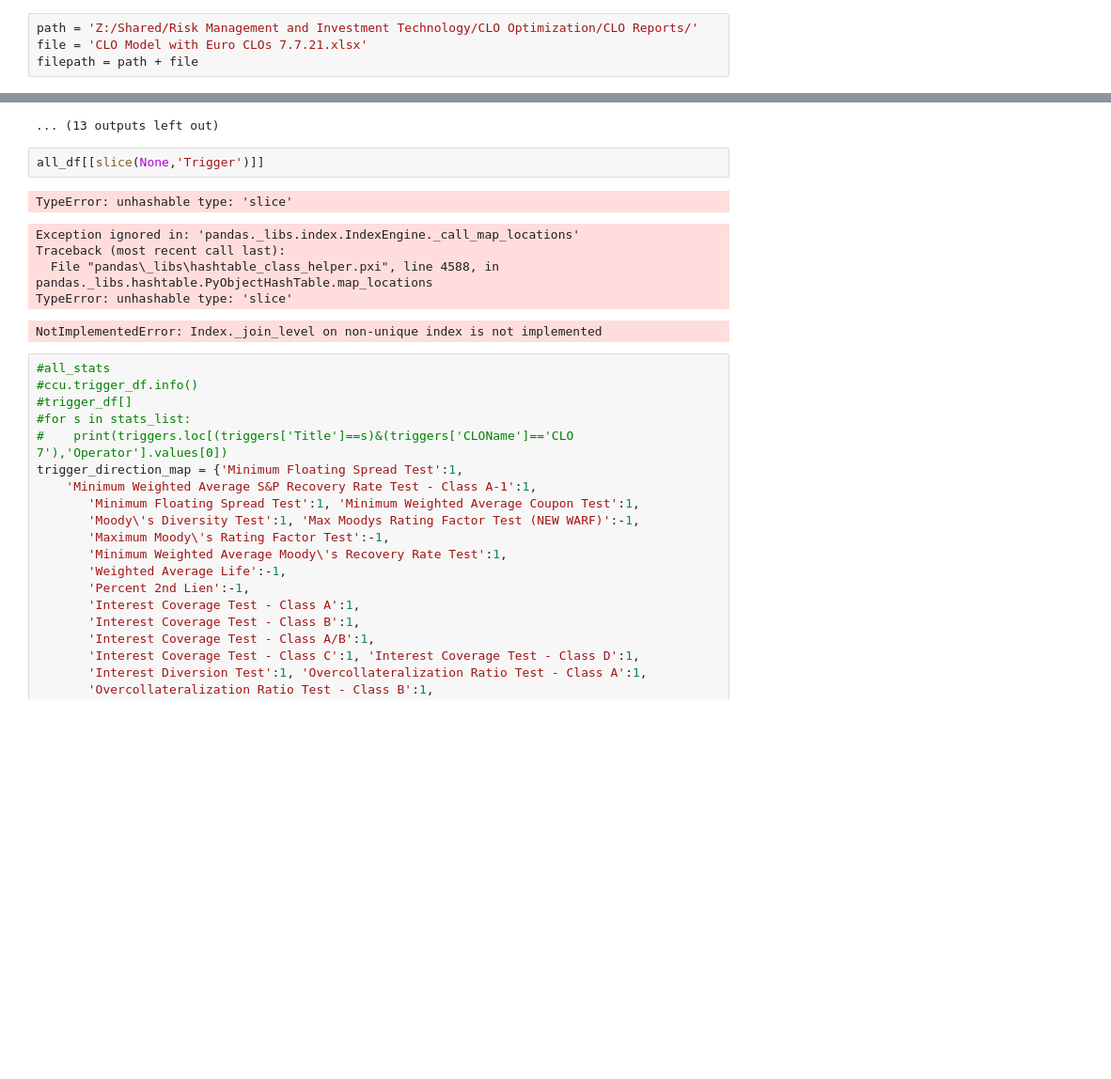
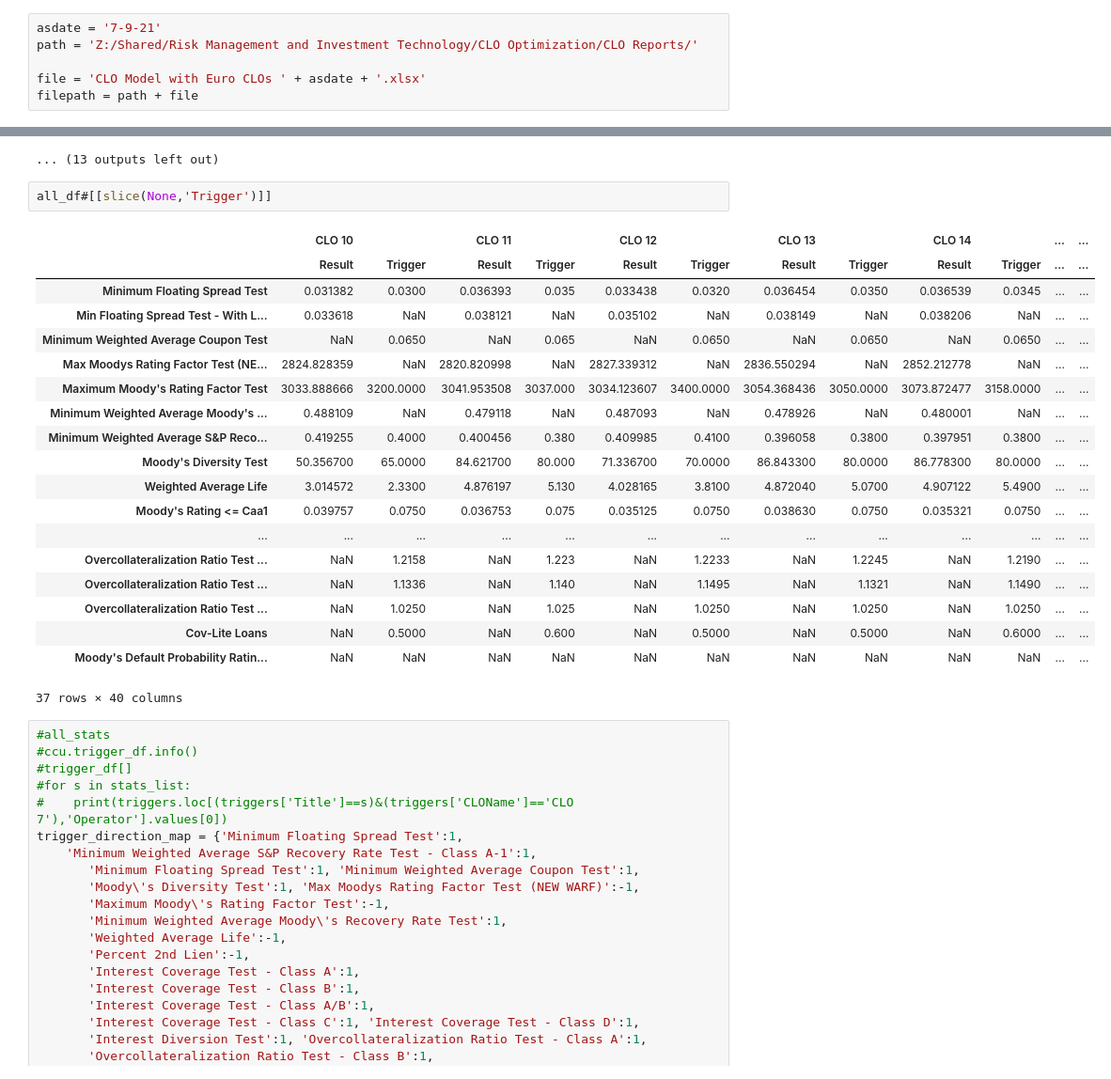
Before and after one commit to joshknechtel-gs/RM-IT, a Jupyter notebook: ComplianceChecks-FromPositionReports.ipynb, the cells around one changed output, grey strips where cells are left out. Shown at 94% size. Cells and saved outputs as stored; diff of their text form; blank space fills up the shorter version.

```diff
--- a/ComplianceChecks-FromPositionReports.ipynb
+++ b/ComplianceChecks-FromPositionReports.ipynb
@@ -29,6 +29,8 @@ importlib.reload(ccu)
 # %%
+asdate = '7-9-21'
 path = 'Z:/Shared/Risk Management and Investment Technology/CLO Optimization/CLO Reports/'
-file = 'CLO Model with Euro CLOs 7.7.21.xlsx'
+
+file = 'CLO Model with Euro CLOs ' + asdate + '.xlsx'
 filepath = path + file
 # %%
 clo_df = ccu.get_master_position_report(filepath)
@@ -1084,14 +1079,27 @@ See the caveats in the documentation: https://pandas.pydata.org/pandas-docs/stab
   df['Loan Life']  = ((df['Maturity Date'] - pd.Timestamp.today()).dt.days/365)
 ... (13 outputs left out)
 # %%
-all_df[[slice(None,'Trigger')]]
+all_df#[[slice(None,'Trigger')]]
 # %% [output]
+|  | CLO 10 |  | CLO 11 |  | CLO 12 |  | CLO 13 |  | CLO 14 |  | ... | ... |
+|  | Result | Trigger | Result | Trigger | Result | Trigger | Result | Trigger | Result | Trigger | ... | ... |
+| Minimum Floating Spread Test | 0.031382 | 0.0300 | 0.036393 | 0.035 | 0.033438 | 0.0320 | 0.036454 | 0.0350 | 0.036539 | 0.0345 | ... | ... |
+| Min Floating Spread Test - With L... | 0.033618 | NaN | 0.038121 | NaN | 0.035102 | NaN | 0.038149 | NaN | 0.038206 | NaN | ... | ... |
+| Minimum Weighted Average Coupon Test | NaN | 0.0650 | NaN | 0.065 | NaN | 0.0650 | NaN | 0.0650 | NaN | 0.0650 | ... | ... |
+| Max Moodys Rating Factor Test (NE... | 2824.828359 | NaN | 2820.820998 | NaN | 2827.339312 | NaN | 2836.550294 | NaN | 2852.212778 | NaN | ... | ... |
+| Maximum Moody's Rating Factor Test | 3033.888666 | 3200.0000 | 3041.953508 | 3037.000 | 3034.123607 | 3400.0000 | 3054.368436 | 3050.0000 | 3073.872477 | 3158.0000 | ... | ... |
+| Minimum Weighted Average Moody's ... | 0.488109 | NaN | 0.479118 | NaN | 0.487093 | NaN | 0.478926 | NaN | 0.480001 | NaN | ... | ... |
+| Minimum Weighted Average S&P Reco... | 0.419255 | 0.4000 | 0.400456 | 0.380 | 0.409985 | 0.4100 | 0.396058 | 0.3800 | 0.397951 | 0.3800 | ... | ... |
+| Moody's Diversity Test | 50.356700 | 65.0000 | 84.621700 | 80.000 | 71.336700 | 70.0000 | 86.843300 | 80.0000 | 86.778300 | 80.0000 | ... | ... |
+| Weighted Average Life | 3.014572 | 2.3300 | 4.876197 | 5.130 | 4.028165 | 3.8100 | 4.872040 | 5.0700 | 4.907122 | 5.4900 | ... | ... |
+| Moody's Rating <= Caa1 | 0.039757 | 0.0750 | 0.036753 | 0.075 | 0.035125 | 0.0750 | 0.038630 | 0.0750 | 0.035321 | 0.0750 | ... | ... |
+| ... | ... | ... | ... | ... | ... | ... | ... | ... | ... | ... | ... | ... |
+| Overcollateralization Ratio Test ... | NaN | 1.2158 | NaN | 1.223 | NaN | 1.2233 | NaN | 1.2245 | NaN | 1.2190 | ... | ... |
+| Overcollateralization Ratio Test ... | NaN | 1.1336 | NaN | 1.140 | NaN | 1.1495 | NaN | 1.1321 | NaN | 1.1490 | ... | ... |
+| Overcollateralization Ratio Test ... | NaN | 1.0250 | NaN | 1.025 | NaN | 1.0250 | NaN | 1.0250 | NaN | 1.0250 | ... | ... |
+| Cov-Lite Loans | NaN | 0.5000 | NaN | 0.600 | NaN | 0.5000 | NaN | 0.5000 | NaN | 0.6000 | ... | ... |
+| Moody's Default Probability Ratin... | NaN | NaN | NaN | NaN | NaN | NaN | NaN | NaN | NaN | NaN | ... | ... |
-TypeError: unhashable type: 'slice'
+37 rows × 40 columns
-Exception ignored in: 'pandas._libs.index.IndexEngine._call_map_locations'
-Traceback (most recent call last):
-  File "pandas\_libs\hashtable_class_helper.pxi", line 4588, in pandas._libs.hashtable.PyObjectHashTable.map_locations
-TypeError: unhashable type: 'slice'
-NotImplementedError: Index._join_level on non-unique index is not implemented
 # %%
 #all_stats
 #ccu.trigger_df.info()
```
Also changed, not shown: parts of 14 cells of this notebook, 1 other file.
